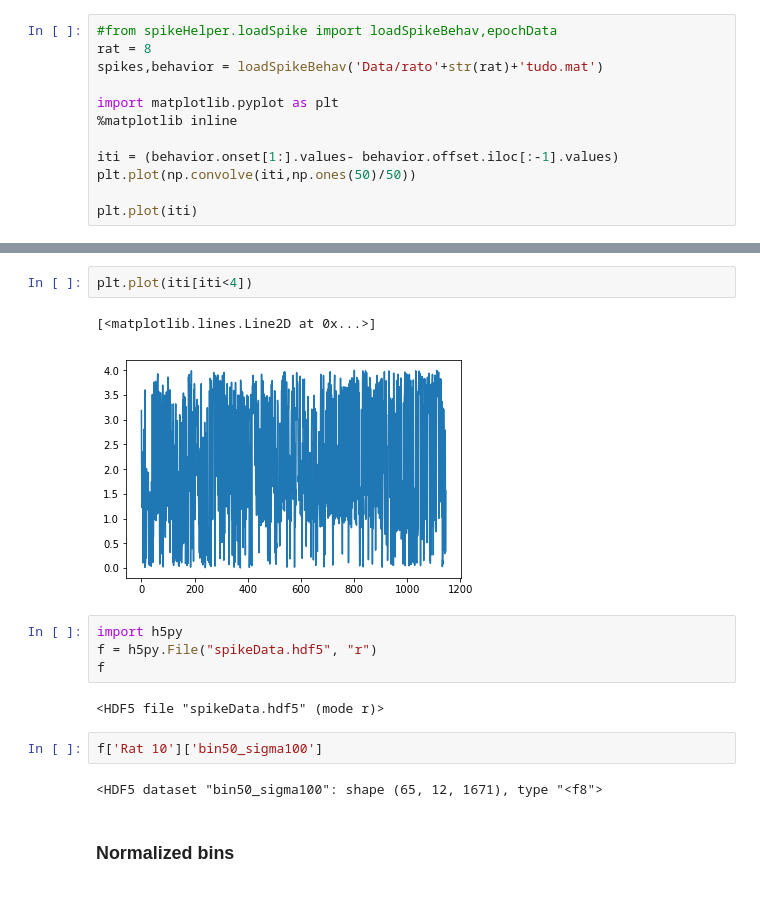
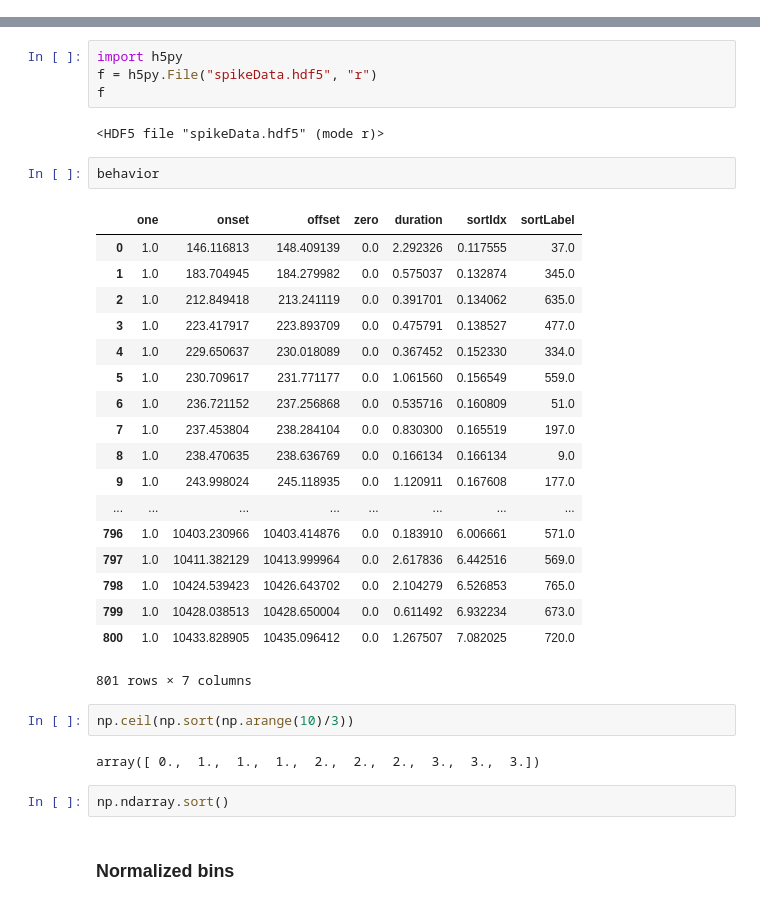
Before and after one commit to EstevaoUyra/Spikes, a Jupyter notebook: LoadTimes.ipynb, the cells around one changed output, grey strips where cells are left out. Drawn from its saved outputs; the diff is of its cells as text.

```diff
--- a/LoadTimes.ipynb
+++ b/LoadTimes.ipynb
@@ -64,13 +85 @@ def normEpoch(spikes,behavior,ratNumber,sigma=20):
     return epochs
-# %%
-#from spikeHelper.loadSpike import loadSpikeBehav,epochData
-rat = 8
-spikes,behavior = loadSpikeBehav('Data/rato'+str(rat)+'tudo.mat')
-
-import matplotlib.pyplot as plt
-%matplotlib inline
-
-iti = (behavior.onset[1:].values- behavior.offset.iloc[:-1].values)
-plt.plot(np.convolve(iti,np.ones(50)/50))
-
-plt.plot(iti)
@@ -99,18 +86,36 @@ array([  140.03130364,   140.10851336,   145.49041152,   152.14252043,
-# %%
-plt.plot(iti[iti<4])
-# %% [output]
-[<matplotlib.lines.Line2D at 0x...>]
-[figure, removed]
 # %%
 import h5py
 f = h5py.File("spikeData.hdf5", "r")
 f
 # %% [output]
 <HDF5 file "spikeData.hdf5" (mode r)>
-# %%
-f['Rat 10']['bin50_sigma100']
-# %% [output]
-<HDF5 dataset "bin50_sigma100": shape (65, 12, 1671), type "<f8">
+# %%
+behavior
+# %% [output]
+|  | one | onset | offset | zero | duration | sortIdx | sortLabel |
+| 0 | 1.0 | 146.116813 | 148.409139 | 0.0 | 2.292326 | 0.117555 | 37.0 |
+| 1 | 1.0 | 183.704945 | 184.279982 | 0.0 | 0.575037 | 0.132874 | 345.0 |
+| 2 | 1.0 | 212.849418 | 213.241119 | 0.0 | 0.391701 | 0.134062 | 635.0 |
+| 3 | 1.0 | 223.417917 | 223.893709 | 0.0 | 0.475791 | 0.138527 | 477.0 |
+| 4 | 1.0 | 229.650637 | 230.018089 | 0.0 | 0.367452 | 0.152330 | 334.0 |
+| 5 | 1.0 | 230.709617 | 231.771177 | 0.0 | 1.061560 | 0.156549 | 559.0 |
+| 6 | 1.0 | 236.721152 | 237.256868 | 0.0 | 0.535716 | 0.160809 | 51.0 |
+| 7 | 1.0 | 237.453804 | 238.284104 | 0.0 | 0.830300 | 0.165519 | 197.0 |
+| 8 | 1.0 | 238.470635 | 238.636769 | 0.0 | 0.166134 | 0.166134 | 9.0 |
+| 9 | 1.0 | 243.998024 | 245.118935 | 0.0 | 1.120911 | 0.167608 | 177.0 |
+| ... | ... | ... | ... | ... | ... | ... | ... |
+| 796 | 1.0 | 10403.230966 | 10403.414876 | 0.0 | 0.183910 | 6.006661 | 571.0 |
+| 797 | 1.0 | 10411.382129 | 10413.999964 | 0.0 | 2.617836 | 6.442516 | 569.0 |
+| 798 | 1.0 | 10424.539423 | 10426.643702 | 0.0 | 2.104279 | 6.526853 | 765.0 |
+| 799 | 1.0 | 10428.038513 | 10428.650004 | 0.0 | 0.611492 | 6.932234 | 673.0 |
+| 800 | 1.0 | 10433.828905 | 10435.096412 | 0.0 | 1.267507 | 7.082025 | 720.0 |
+801 rows × 7 columns
+# %%
+np.ceil(np.sort(np.arange(10)/3))
+# %% [output]
+array([ 0.,  1.,  1.,  1.,  2.,  2.,  2.,  3.,  3.,  3.])
+# %%
+np.ndarray.sort()
 # %% [markdown]
 ###  Normalized bins
 # %%
```
Also changed, not shown: parts of 11 cells of this notebook, 7 other files.
